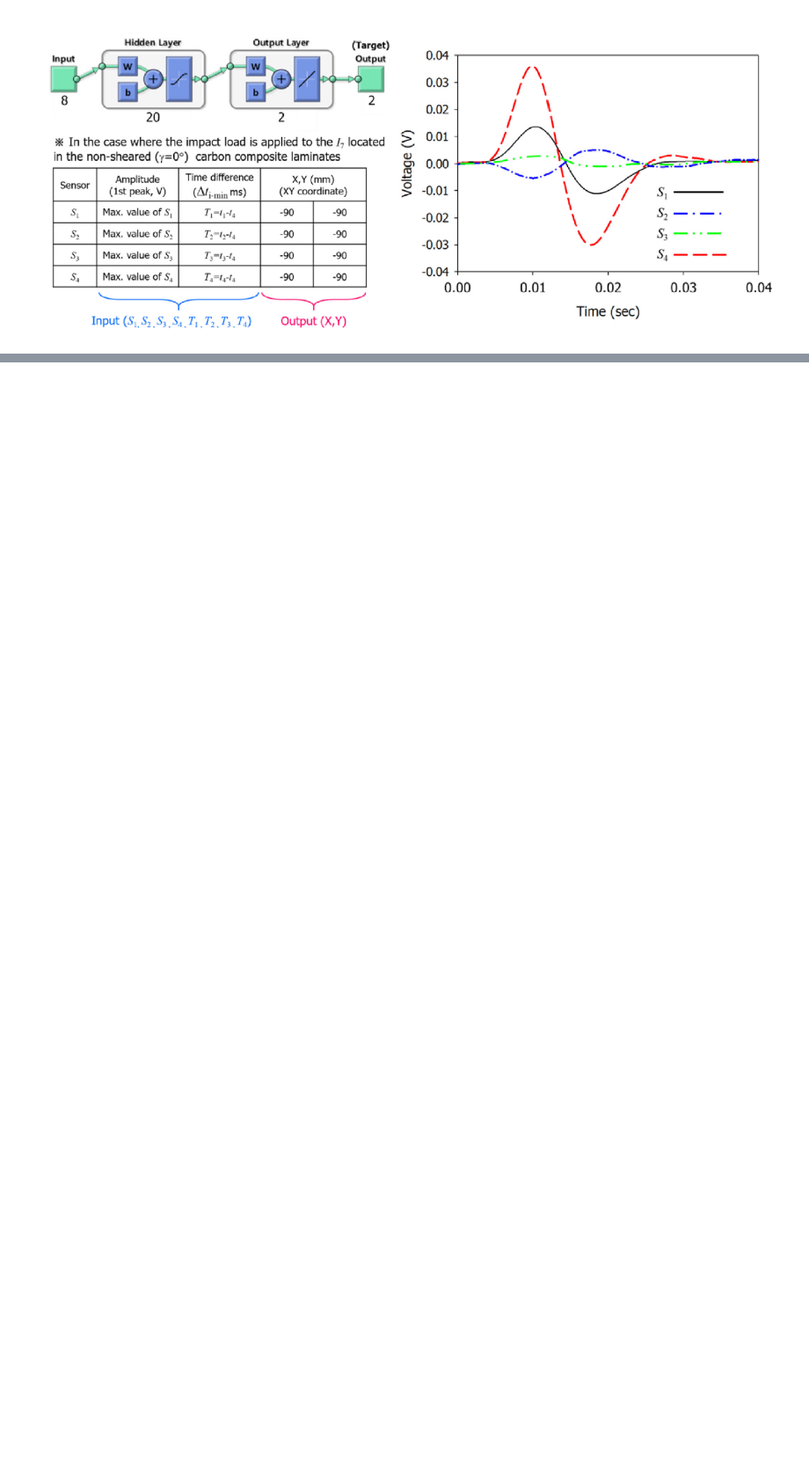
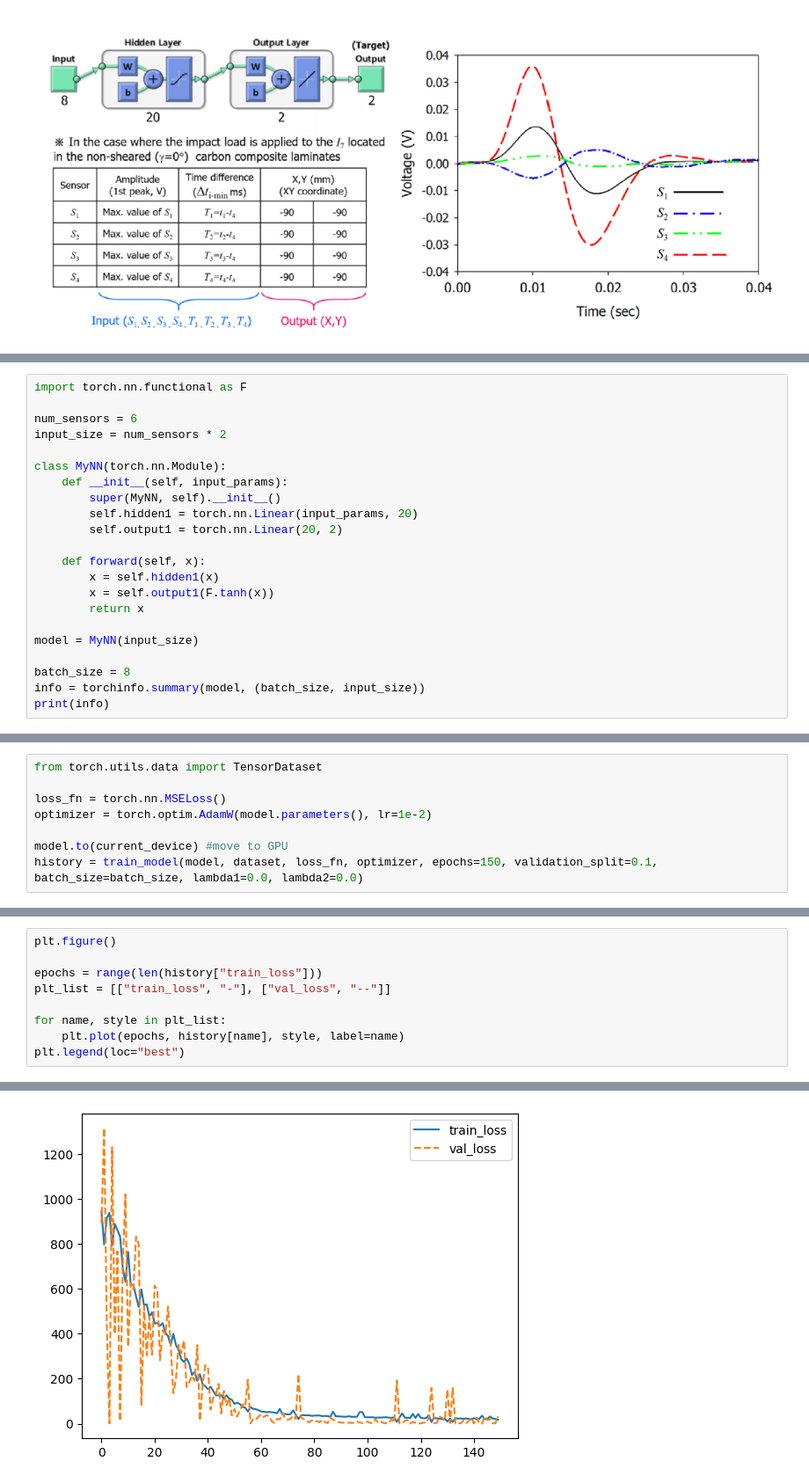
Before and after one commit to MrP123/scf_nn, a Jupyter notebook: test_previous_work.ipynb, the cells around one changed output, grey strips where cells are left out. Shown at 88% size. Drawn from its saved outputs; the diff is of its cells as text; blank space fills up the shorter version.

Commit message:
Implemented ANN from previous work & trained it on preliminary data. Changed fully to using pytorch instead of keras with pytorch

```diff
--- a/test_previous_work.ipynb
+++ b/test_previous_work.ipynb
@@ -49,0 +50,22 @@ Model: "functional_1"
+# %%
+import torch.nn.functional as F
+
+num_sensors = 6
+input_size = num_sensors * 2
+
+class MyNN(torch.nn.Module):
+    def __init__(self, input_params):
+        super(MyNN, self).__init__()
+        self.hidden1 = torch.nn.Linear(input_params, 20)
+        self.output1 = torch.nn.Linear(20, 2)
+
+    def forward(self, x):
+        x = self.hidden1(x)
+        x = self.output1(F.tanh(x))
+        return x
+
+model = MyNN(input_size)
+
+batch_size = 8
+info = torchinfo.summary(model, (batch_size, input_size))
+print(info)
@@ -49,0 +151,8 @@ Model: "functional_1"
+# %%
+from torch.utils.data import TensorDataset
+
+loss_fn = torch.nn.MSELoss()
+optimizer = torch.optim.AdamW(model.parameters(), lr=1e-2)
+
+model.to(current_device) #move to GPU
+history = train_model(model, dataset, loss_fn, optimizer, epochs=150, validation_split=0.1, batch_size=batch_size, lambda1=0.0, lambda2=0.0)
@@ -49,0 +177,10 @@ Model: "functional_1"
+# %%
+plt.figure()
+
+epochs = range(len(history["train_loss"]))
+plt_list = [["train_loss", "-"], ["val_loss", "--"]]
+
+for name, style in plt_list:
+    plt.plot(epochs, history[name], style, label=name)
+plt.legend(loc="best")
+# %% [output]
@@ -49,0 +188 @@ Model: "functional_1"
+[figure, added]
```
Also changed, not shown: parts of 13 cells of this notebook, 5 other files.
